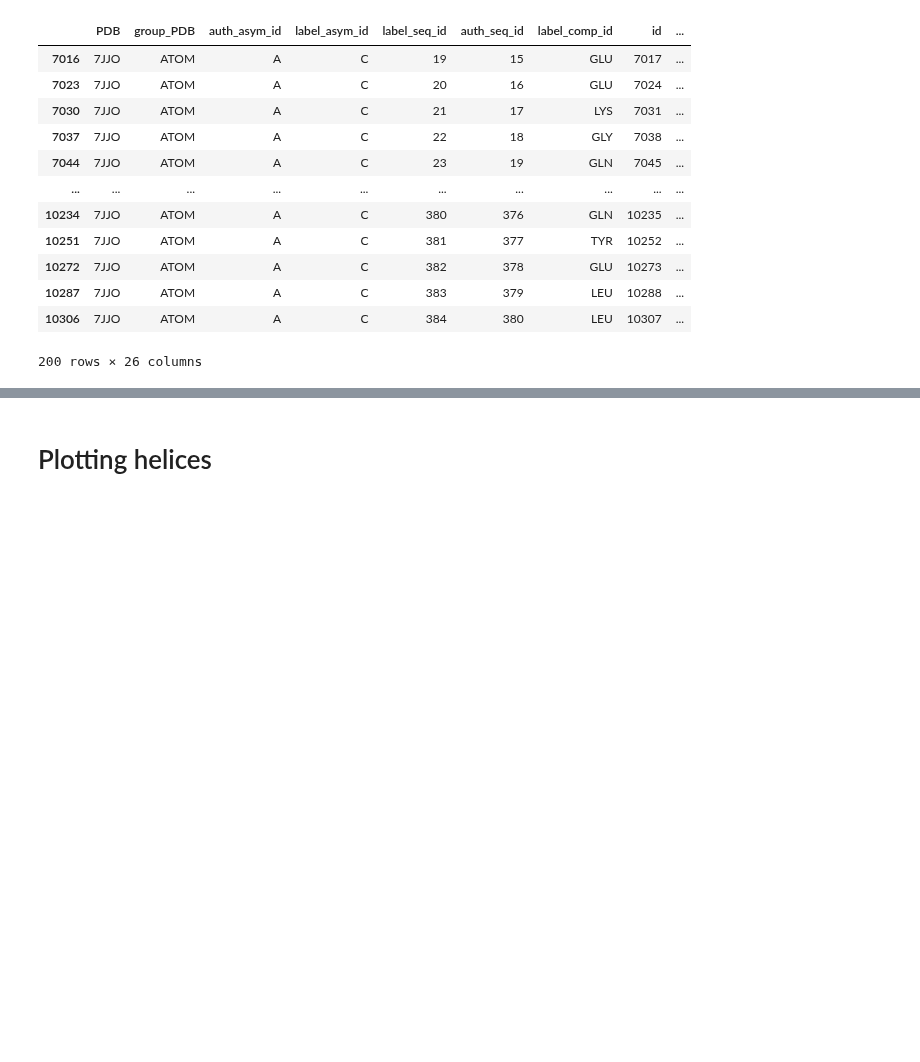
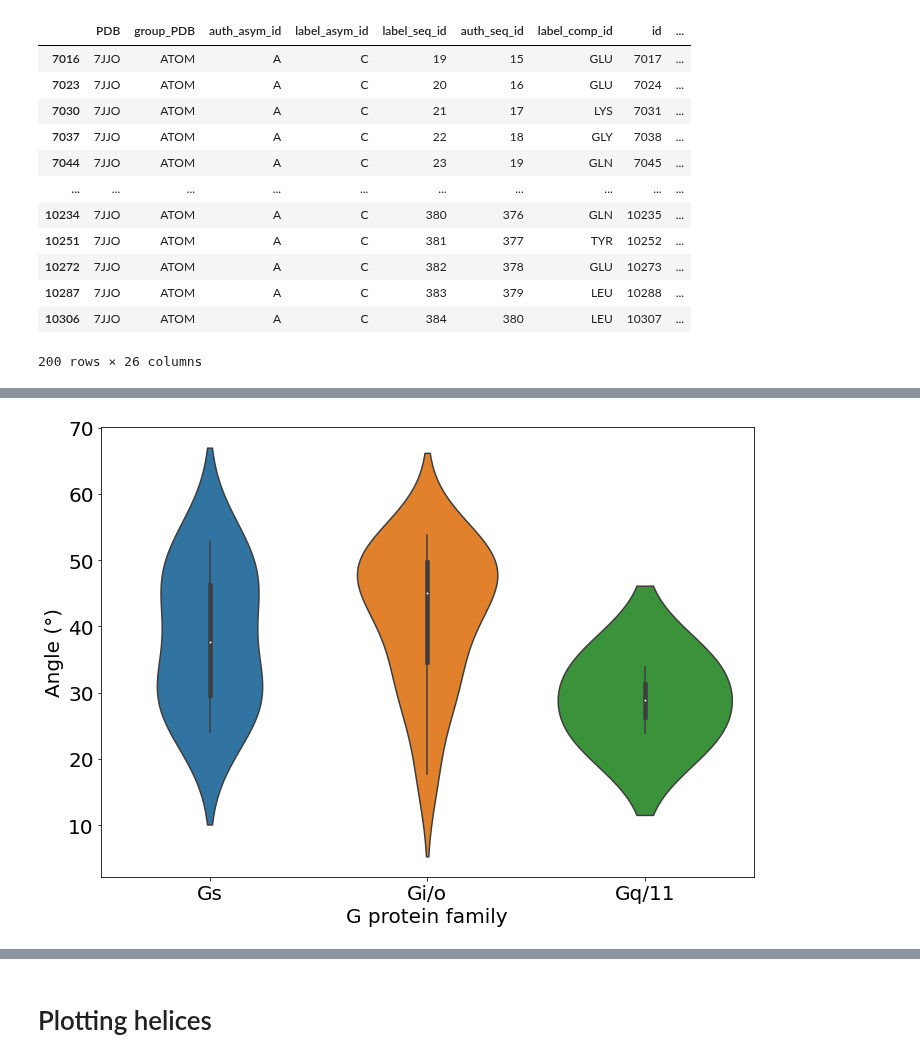
Before and after one commit to flurinh/mt, a Jupyter notebook: helixangle.ipynb, the cells around one changed output, grey strips where cells are left out. Saved outputs shown, nothing was run; the diff lists cells and outputs as text; code cells hidden in the pictures; blank space fills up the shorter version.

```diff
--- a/helixangle.ipynb
+++ b/helixangle.ipynb
@@ -177,0 +140,4 @@ small[(p.table['angle']>0)&(small['Family']=='Gi/o')].sort_values('uniprot(gene)
+# %%
+make_plot(p.table, col='8.5vsH5.3_15')
+# %% [output]
+[figure, added]
```
Also changed, not shown: parts of 24 cells of this notebook, 19 other files.
